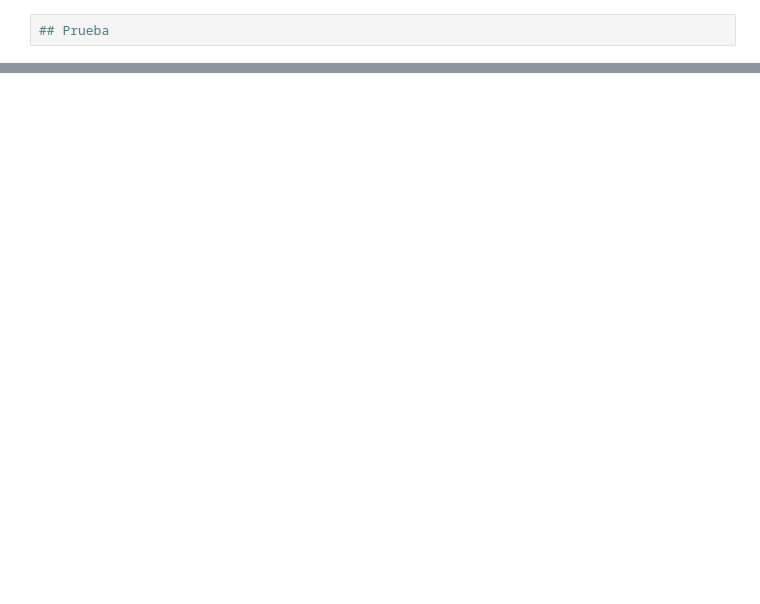
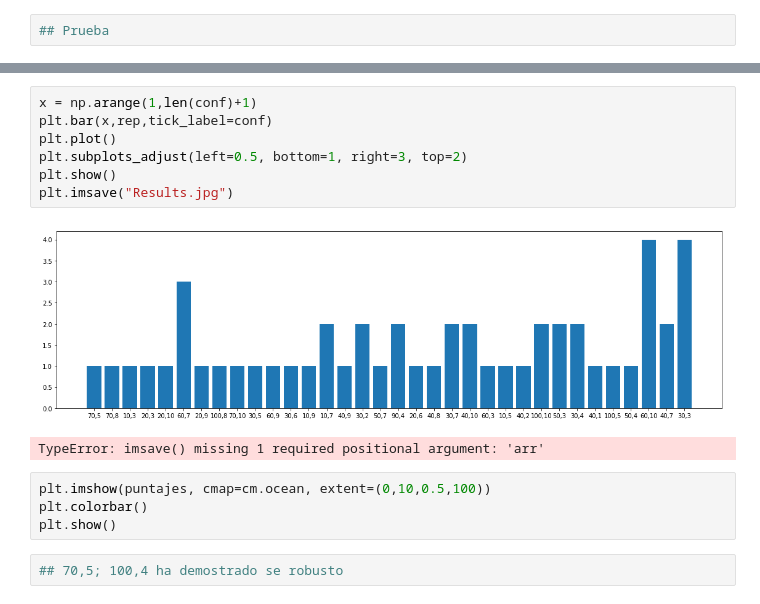
Before and after one commit to jcsolarte10/herramientas_computacionales, a Jupyter notebook: Proyecto/Intento 1.ipynb, the cells around one changed output, grey strips where cells are left out. Saved outputs shown, nothing was run; the diff lists cells and outputs as text; blank space fills up the shorter version.

```diff
--- a/Proyecto/Intento 1.ipynb
+++ b/Proyecto/Intento 1.ipynb
@@ -108,0 +175,16 @@ rg.score(test["X"], test["Y"])
+# %%
+x = np.arange(1,len(conf)+1)
+plt.bar(x,rep,tick_label=conf)
+plt.plot()
+plt.subplots_adjust(left=0.5, bottom=1, right=3, top=2)
+plt.show()
+plt.imsave("Results.jpg")
+# %% [output]
+[figure, added]
+TypeError: imsave() missing 1 required positional argument: 'arr'
+# %%
+plt.imshow(puntajes, cmap=cm.ocean, extent=(0,10,0.5,100))
+plt.colorbar()
+plt.show()
+# %%
+## 70,5; 100,4 ha demostrado se robusto
```
Also changed, not shown: parts of 11 cells of this notebook, 1 other file.
